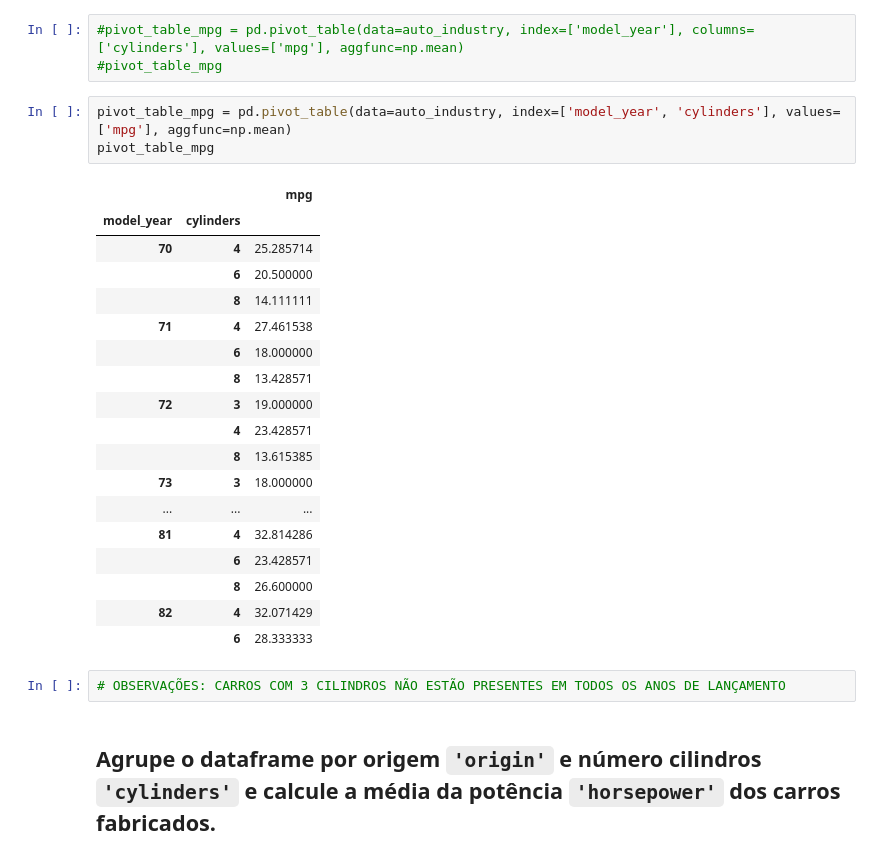
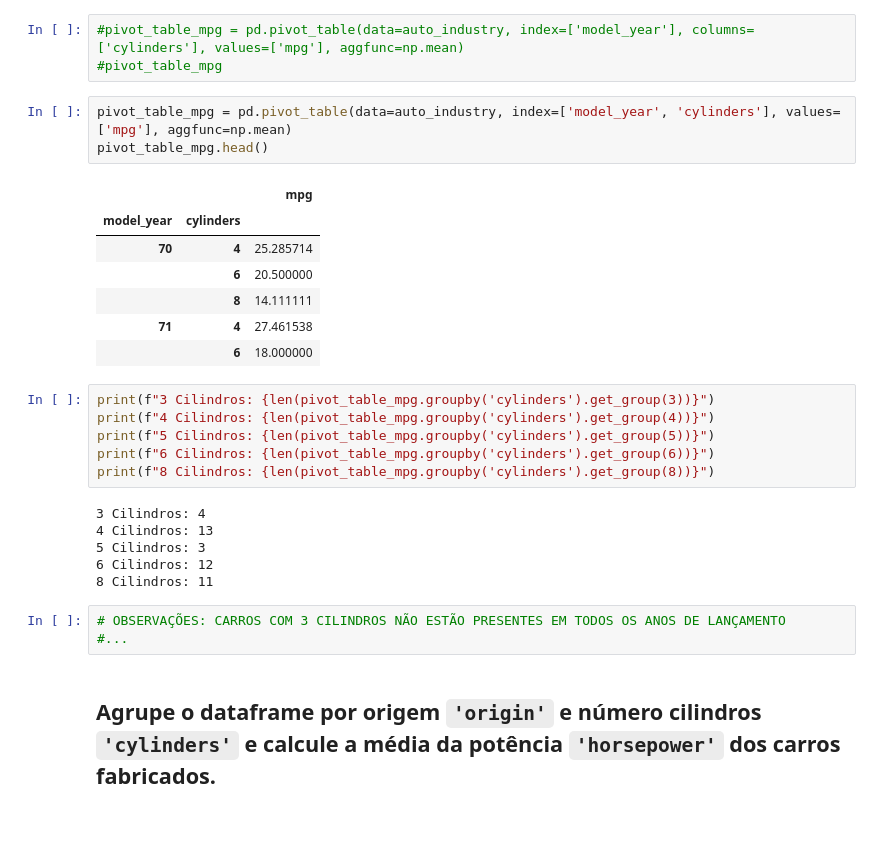
Before and after one commit to taispin/DataScience-DH, a Jupyter notebook: Desafio_0/DSTN02_DESAFIO.ipynb, the cells around one changed output. Saved outputs shown, nothing was run; the diff lists cells and outputs as text; blank space fills up the shorter version.

```diff
--- a/Desafio_0/DSTN02_DESAFIO.ipynb
+++ b/Desafio_0/DSTN02_DESAFIO.ipynb
@@ -252,27 +264,29 @@ auto_industry.head()
 #pivot_table_mpg
 # %%
 pivot_table_mpg = pd.pivot_table(data=auto_industry, index=['model_year', 'cylinders'], values=['mpg'], aggfunc=np.mean)
-pivot_table_mpg
+pivot_table_mpg.head()
 # %% [output]
 |  |  | mpg |
 | model_year | cylinders |  |
 | 70 | 4 | 25.285714 |
 |  | 6 | 20.500000 |
 |  | 8 | 14.111111 |
 | 71 | 4 | 27.461538 |
 |  | 6 | 18.000000 |
-|  | 8 | 13.428571 |
-| 72 | 3 | 19.000000 |
-|  | 4 | 23.428571 |
-|  | 8 | 13.615385 |
-| 73 | 3 | 18.000000 |
-| ... | ... | ... |
-| 81 | 4 | 32.814286 |
-|  | 6 | 23.428571 |
-|  | 8 | 26.600000 |
-| 82 | 4 | 32.071429 |
-|  | 6 | 28.333333 |
+# %%
+print(f"3 Cilindros: {len(pivot_table_mpg.groupby('cylinders').get_group(3))}")
+print(f"4 Cilindros: {len(pivot_table_mpg.groupby('cylinders').get_group(4))}")
+print(f"5 Cilindros: {len(pivot_table_mpg.groupby('cylinders').get_group(5))}")
+print(f"6 Cilindros: {len(pivot_table_mpg.groupby('cylinders').get_group(6))}")
+print(f"8 Cilindros: {len(pivot_table_mpg.groupby('cylinders').get_group(8))}")
+# %% [output]
+3 Cilindros: 4
+4 Cilindros: 13
+5 Cilindros: 3
+6 Cilindros: 12
+8 Cilindros: 11
 # %%
 # OBSERVAÇÕES: CARROS COM 3 CILINDROS NÃO ESTÃO PRESENTES EM TODOS OS ANOS DE LANÇAMENTO
+#...
 # %% [markdown]
 ## Agrupe o dataframe por origem  `'origin'` e número cilindros `'cylinders'` e calcule a média da potência `'horsepower'` dos carros fabricados.
```
Also changed, not shown: parts of 19 cells of this notebook.
